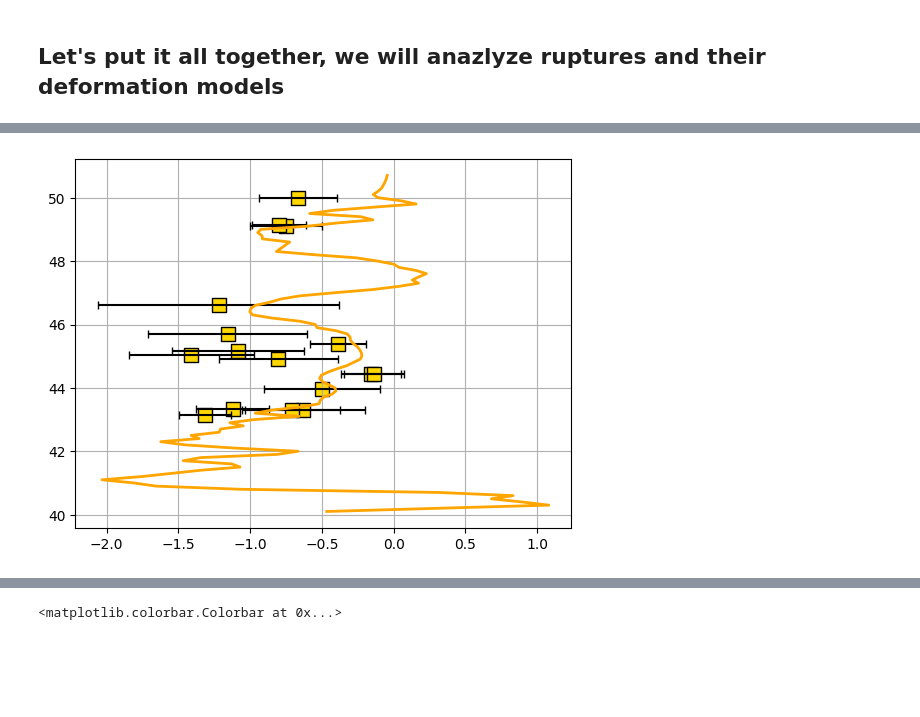
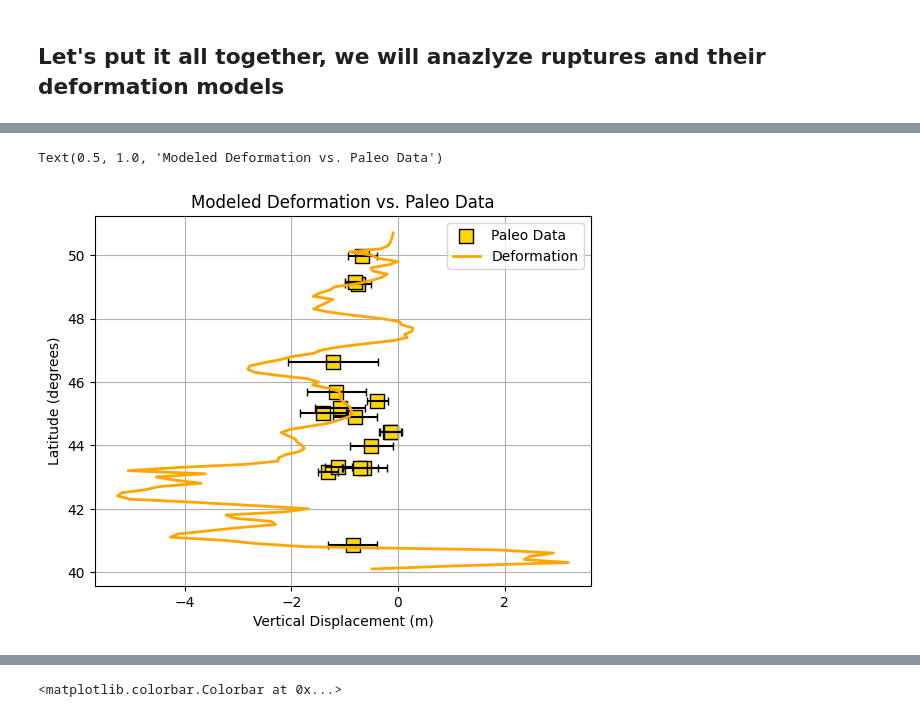
Before and after one commit to cascadiaquakes/cores2code, a Jupyter notebook: notebooks/9_putting_it_together_1.ipynb, the cells around one changed output, grey strips where cells are left out. Drawn from its saved outputs; the diff is of its cells as text; code cells hidden in the pictures; blank space fills up the shorter version.

```diff
--- a/notebooks/9_putting_it_together_1.ipynb
+++ b/notebooks/9_putting_it_together_1.ipynb
@@ -8,8 +19,11 @@ import matplotlib.pyplot as plt
 from scipy.interpolate import interp1d
 from glob import glob
 
-path = '/Users/dmelgarm/FakeQuakes/Cascadia1700_M9s/output/ruptures/gamma/cascadia1700_gamma.000100.rupt'
-deformation_path = '/Users/dmelgarm/FakeQuakes/Cascadia1700_M9s/output/statics/cascadia1700_1cm.000100/statics.neu'
+# Path to rupture model and deformation data
+path = '/Users/dmelgarm/FakeQuakes/Cascadia1700_M9s/output/ruptures/gamma/cascadia1700_gamma.000500.rupt'
+deformation_path = '/Users/dmelgarm/FakeQuakes/Cascadia1700_M9s/output/statics/cascadia1700_1cm.000500/statics.neu'
+
+# Read rupture model data
 rupt = np.genfromtxt(path)
 print(rupt)
 # %% [output]
@@ -74,20 +124,33 @@ plt.colorbar(label='Vertical (m)')
 # %%
-#Ok now let's compare tot he paleoseismology
-
+# Load paleoseismic data (latitude, longitude, observed subsidence, error)
 paleo = np.genfromtxt('/Users/dmelgarm/Cascadia1700/paleo/paleo_data.txt')
 
-plt.figure()
-plt.errorbar(paleo[:,2], paleo[:,0], xerr=paleo[:,3], fmt='none', ecolor='k', capsize=3)
-plt.scatter(paleo[:,2],paleo[:,0],marker='s',facecolor='gold', edgecolor='k', s=100)
-
-# plt.plot(deformation[:, 5], deformation[:, 2], color='orange', lw=2, label='Deformation')
-z = deformation[:, 5]
-lat = deformation[:, 2]
+# Prepare deformation data for plotting (sort by latitude for a smooth line)
+z = deformation[:, 5]      # Vertical displacement
+lat = deformation[:, 2]    # Latitude
 i = np.argsort(lat)
 lat = lat[i]
-z= z[i]
-plt.plot(z,lat, color='orange', lw=2, label='Deformation')
+z = z[i]
+
+plt.figure()
+# Plot paleo data with error bars (horizontal error = paleo[:,3])
+plt.errorbar(
+    paleo[:, 2], paleo[:, 0], xerr=paleo[:, 3],
+    fmt='none', ecolor='k', capsize=3
+)
+# Plot paleo data points
+plt.scatter(
+    paleo[:, 2], paleo[:, 0],
+    marker='s', facecolor='gold', edgecolor='k', s=100, label='Paleo Data'
+)
+# Plot modeled deformation profile
+plt.plot(z, lat, color='orange', lw=2, label='Deformation')
 plt.grid(which='both')
+plt.xlabel('Vertical Displacement (m)')
+plt.ylabel('Latitude (degrees)')
+plt.legend()
+plt.title('Modeled Deformation vs. Paleo Data')
 # %% [output]
+Text(0.5, 1.0, 'Modeled Deformation vs. Paleo Data')
-[figure, old version]
+[figure, new version]
 # %% [markdown]
```
Also changed, not shown: parts of 22 cells of this notebook.
